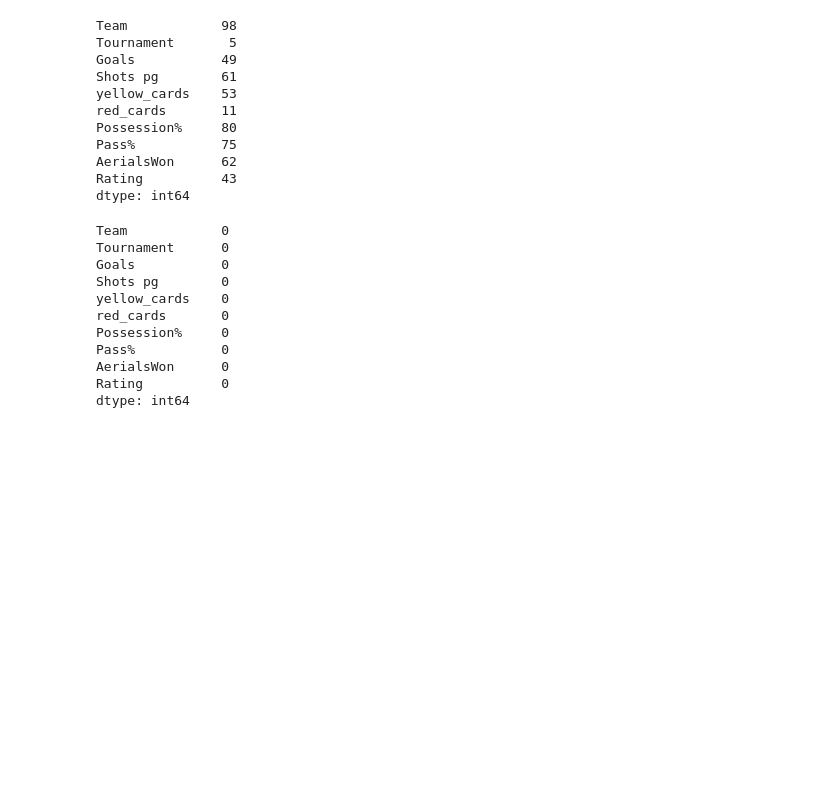
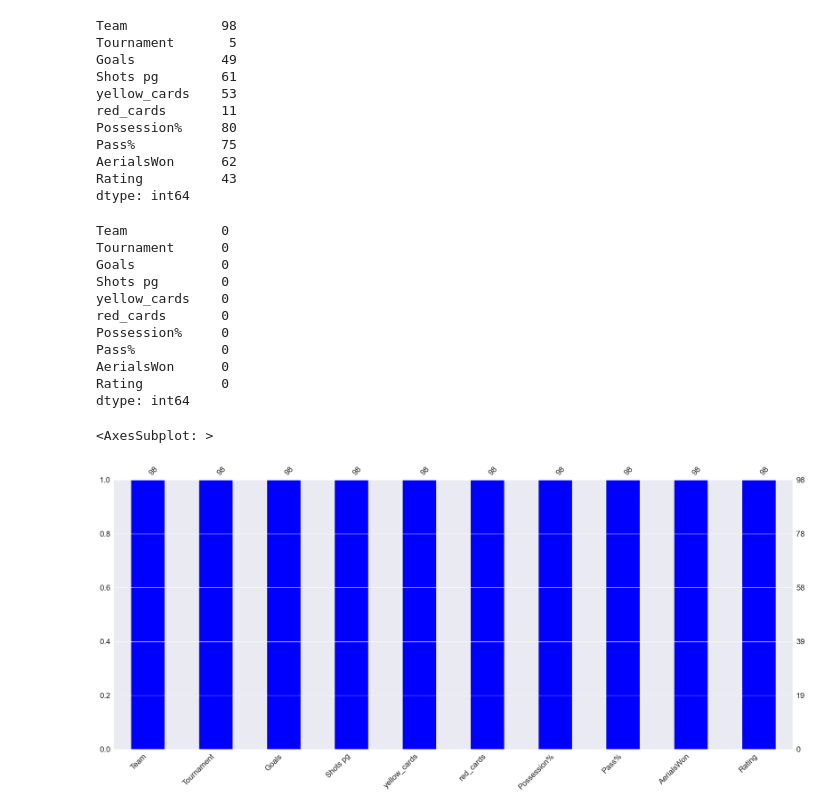
Before and after one commit to pooyanosk1382/Ratings, a Jupyter notebook: Ratings.ipynb, the cells around one changed output. Saved outputs shown, nothing was run; the diff lists cells and outputs as text; code cells hidden in the pictures; blank space fills up the shorter version.

```diff
--- a/Ratings.ipynb
+++ b/Ratings.ipynb
@@ -124,3 +124,9 @@ Pass%           0
 AerialsWon      0
 Rating          0
 dtype: int64
+# %%
+import missingno as no
+no.bar(df, color='blue')
+# %% [output]
+<AxesSubplot: >
+[figure, added]
```
Also changed, not shown: parts of 2 cells of this notebook.
